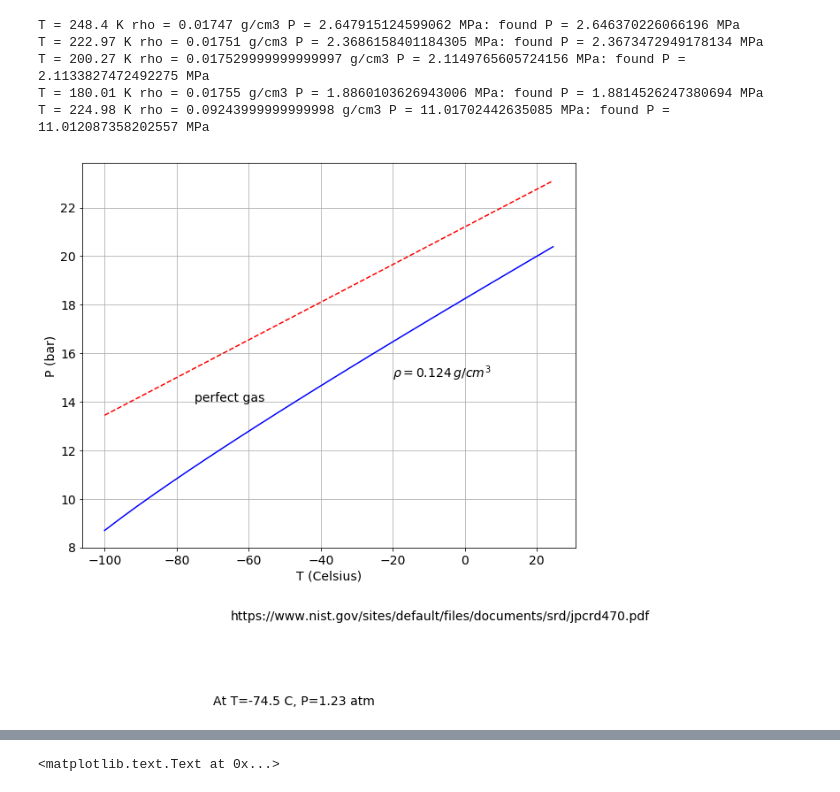
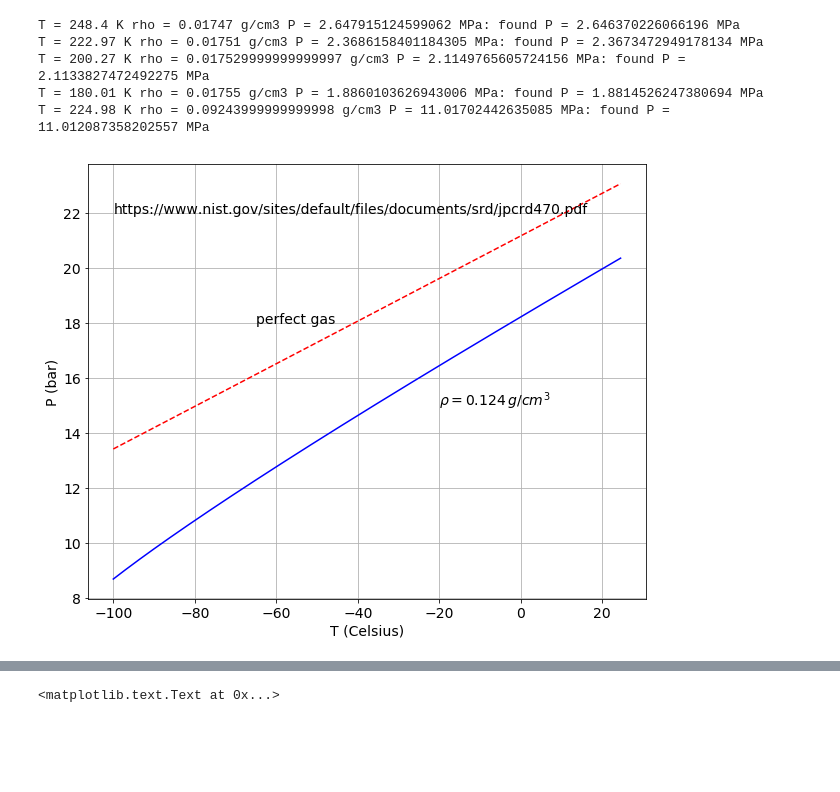
Before and after one commit to jjgomezcadenas/Next2.0, a Jupyter notebook: nb/xenon_pv.ipynb, the cells around one changed output, grey strips where cells are left out. Cells and saved outputs as stored; diff of their text form; code cells hidden in the pictures; blank space fills up the shorter version.

Commit message:
Cosmetics in pv nb
Various cosmetics for pretty plot display, pv NB now gives credible results

```diff
--- a/nb/xenon_pv.ipynb
+++ b/nb/xenon_pv.ipynb
@@ -224,16 +224,15 @@ PT = np.array([xe.P(t, rho_2020, perfect=True) for t in T]) / atmosphere
 # %%
 plt.plot(T,PF,'b')
 plt.plot(T,PT,'r--')
 plt.grid(True)
 plt.xlabel('T (Celsius)')
 plt.ylabel('P (bar)')
 plt.text(-20, 15, r'$\rho=0.124 \, g/cm^3$')
-plt.text(-75, 14, r'perfect gas')
-plt.text(-65, 5, r'https://www.nist.gov/sites/default/files/documents/srd/jpcrd470.pdf')
-plt.text(-70, 1.5, r'At T=-74.5 C, P=1.23 atm')
+plt.text(-65, 18, r'perfect gas')
+plt.text(-100, 22, r'https://www.nist.gov/sites/default/files/documents/srd/jpcrd470.pdf')
 plt.show()
 # %% [output]
-[figure, old version]
+[figure, new version]
 # %%
 T = np.arange(-100, -90, 0.1)
 # %%
```
Also changed, not shown: parts of 5 cells of this notebook.
